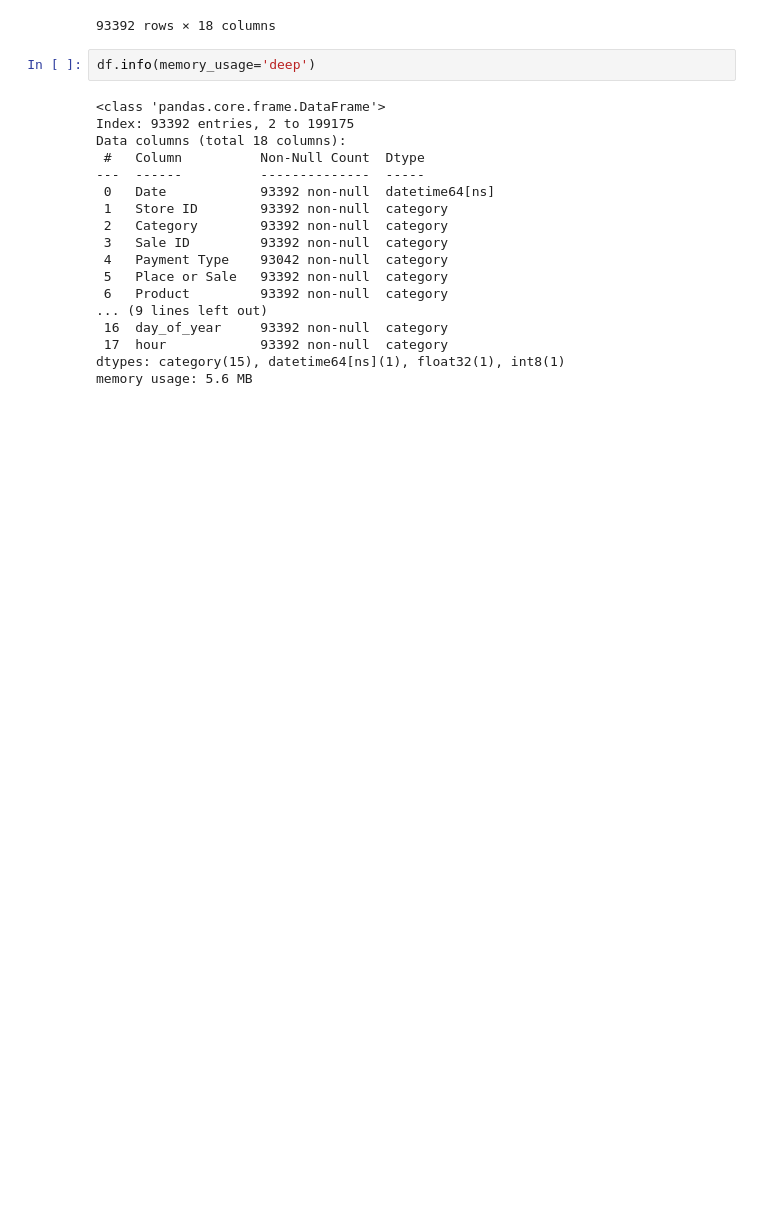
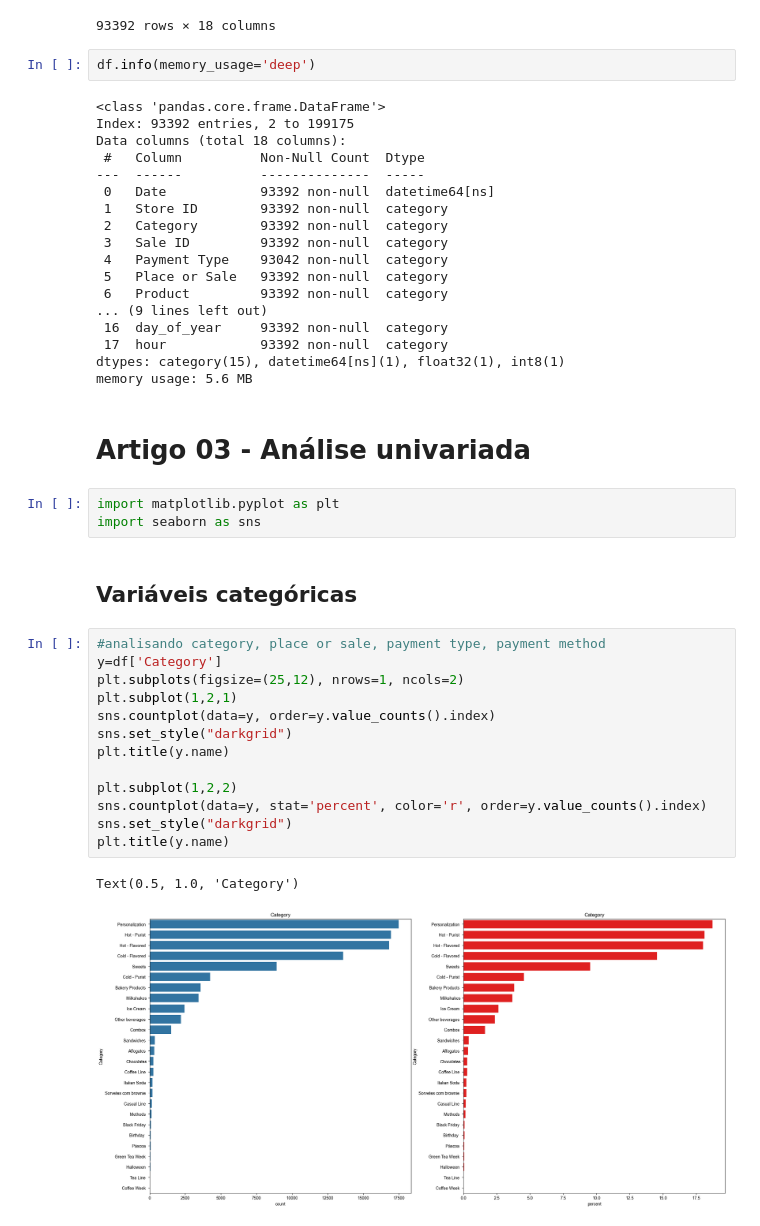
Before and after one commit to gabbmelo/NewsletterAnaliseMPE, a Jupyter notebook: newslettermpe.ipynb, the cells around one changed output. Drawn from its saved outputs; the diff is of its cells as text; blank space fills up the shorter version.

Commit message:
Artigos 03 e 04

```diff
--- a/newslettermpe.ipynb
+++ b/newslettermpe.ipynb
@@ -451,3 +463,26 @@ Data columns (total 18 columns):
  17  hour            93392 non-null  category
 dtypes: category(15), datetime64[ns](1), float32(1), int8(1)
 memory usage: 5.6 MB
+# %% [markdown]
+# Artigo 03 - Análise univariada
+# %%
+import matplotlib.pyplot as plt
+import seaborn as sns
+# %% [markdown]
+## Variáveis categóricas
+# %%
+#analisando category, place or sale, payment type, payment method
+y=df['Category']
+plt.subplots(figsize=(25,12), nrows=1, ncols=2)
+plt.subplot(1,2,1)
+sns.countplot(data=y, order=y.value_counts().index)
+sns.set_style("darkgrid")
+plt.title(y.name)
+
+plt.subplot(1,2,2)
+sns.countplot(data=y, stat='percent', color='r', order=y.value_counts().index)
+sns.set_style("darkgrid")
+plt.title(y.name)
+# %% [output]
+Text(0.5, 1.0, 'Category')
+[figure, added]
```
Also changed, not shown: parts of 60 cells of this notebook, 2 other files.
